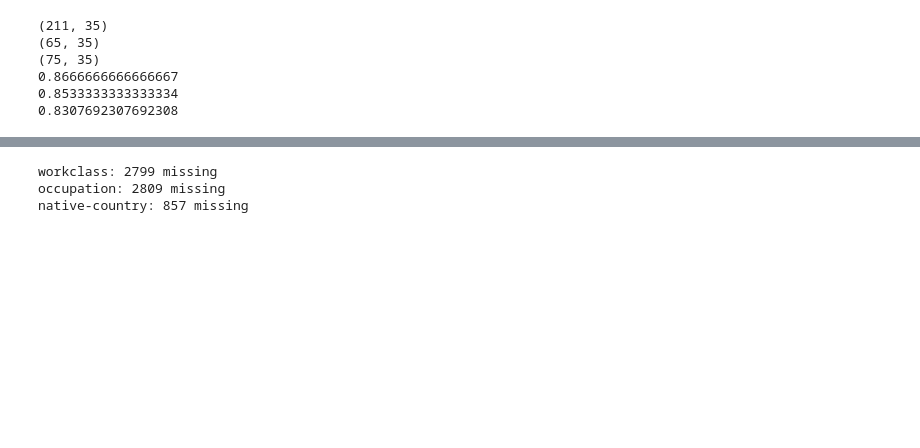
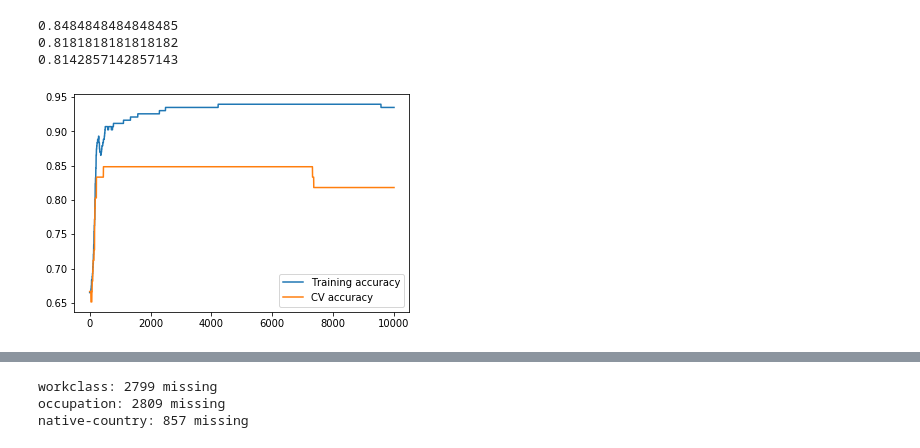
Before and after one commit to ingridxx/COMP551, a Jupyter notebook: Miniproject1/LogisticRegression.ipynb, the cells around one changed output, grey strips where cells are left out. Saved outputs shown, nothing was run; the diff lists cells and outputs as text; code cells hidden in the pictures; blank space fills up the shorter version.

```diff
--- a/Miniproject1/LogisticRegression.ipynb
+++ b/Miniproject1/LogisticRegression.ipynb
@@ -10,6 +11,7 @@ class LogisticRegression:
     def __init__(self, data, train_X = None, train_y = None, test_X = None, test_y = None, percentage=0.5, lr=0.01, max_iter=10000, beta=0.99, reg_term=0):  # percentage = train/cv+test split
         self.data = data
         self.percentage = percentage
+        self.gradient_values, self.train_acc_values, self.cv_acc_values = [], [], []
         if train_X is None and test_X is None:
             self.train_X, self.train_y, self.sub_X, self.sub_y = self.split_data(self.data, self.percentage)
         else:
@@ -77,13 +79,22 @@ class LogisticRegression:
             g = self.gradient(X, y, theta, reg_term)
             d_theta = (1-beta)*g + beta*d_theta  # momentum
             theta = theta-learning_rate*d_theta
-            cv_pred = self.predict(cv_X, theta)
-            prev_cv_acc = cv_acc
-            cv_acc = self.accuracy(cv_pred, cv_y)
-            if cv_acc > max_cv_acc:  # checks if maximum accuracy thus far
+
+            if iterate % 10 == 0:
+                cv_pred = self.predict(cv_X, theta)
+                prev_cv_acc = cv_acc
+                cv_acc = self.accuracy(cv_pred, cv_y)
+                train_pred = self.predict(X, theta)
+                train_acc = self.accuracy(train_pred, y)
+            if cv_acc >= max_cv_acc:  # checks if maximum accuracy thus far
                 max_cv_acc = cv_acc
                 best_theta = theta
             iterate+=1
+            self.gradient_values.append(np.linalg.norm(g))
+            self.train_acc_values.append(train_acc)
+            self.cv_acc_values.append(cv_acc)
+#             if iterate % 100 == 0:
+#                 print(np.linalg.norm(g)/len(X))
             if iterate > max_iter:  # since it may not always converge, place a hard ceiling on number of iterations
                 break
         print(max_cv_acc)
@@ -101,9 +112,14 @@ new_input.insert(0, column='Bias', value=1)
 log_reg = LogisticRegression(new_input, percentage=0.6)
 print(log_reg.testing_accuracy)
 # %% [output]
-(211, 35)
-(65, 35)
-(75, 35)
-0.8666666666666667
-0.8533333333333334
-0.8307692307692308
+0.8484848484848485
+0.8181818181818182
+0.8142857142857143
+# %%
+plt.figure()
+plt.plot(log_reg.train_acc_values, label = 'Training accuracy')
+plt.plot(log_reg.cv_acc_values, label='CV accuracy')
+plt.legend()
+plt.show()
+# %% [output]
+[figure, added]
```
Also changed, not shown: parts of 7 cells of this notebook.
